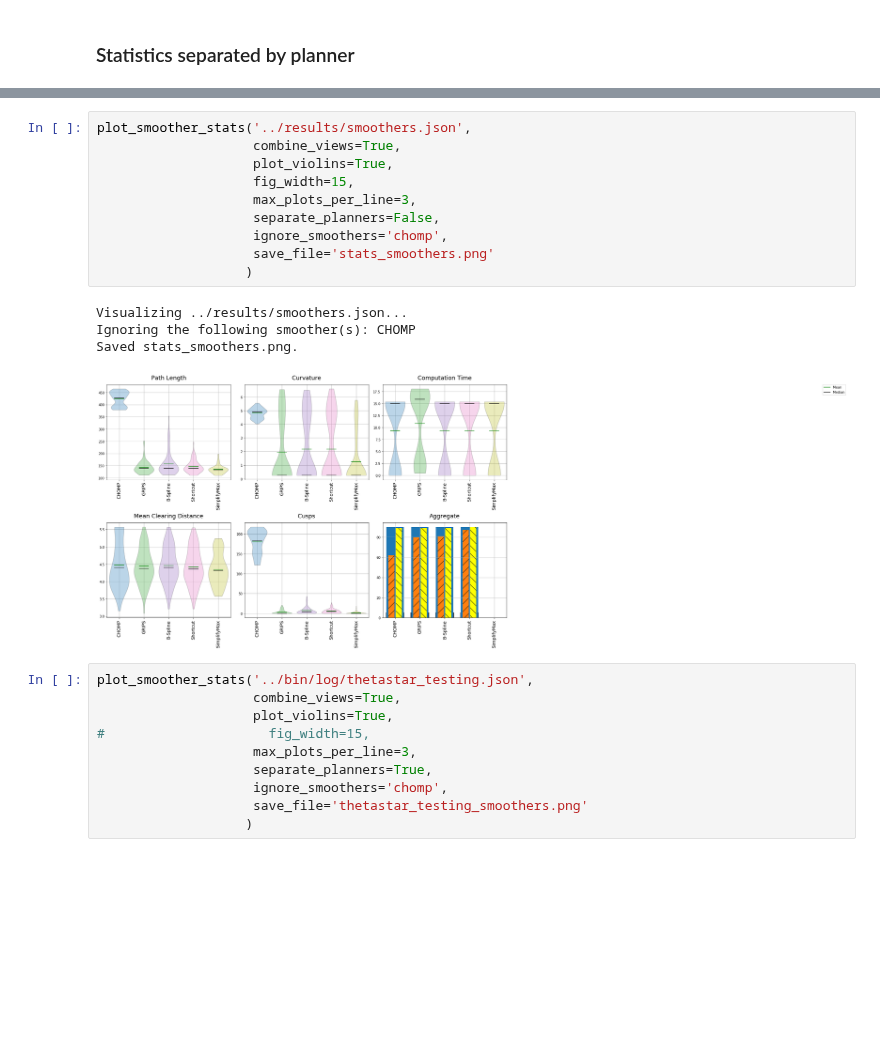
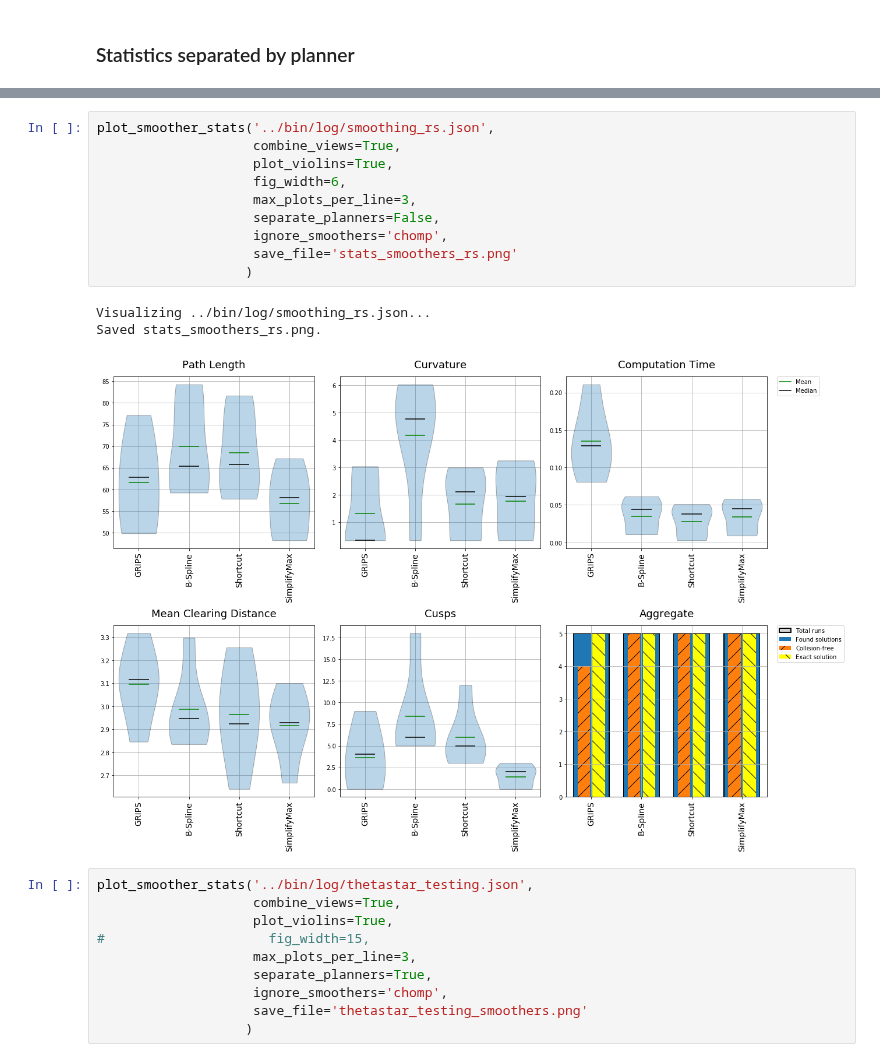
Before and after one commit to robot-motion/bench-mr, a Jupyter notebook: plotting/Smoothing.ipynb, the cells around one changed output, grey strips where cells are left out. Drawn from its saved outputs; the diff is of its cells as text; blank space fills up the shorter version.

```diff
--- a/plotting/Smoothing.ipynb
+++ b/plotting/Smoothing.ipynb
@@ -75,18 +62,17 @@ Saved corridor_radius_6_hc_rs_aggregate.png.
 # %%
-plot_smoother_stats('../results/smoothers.json',
+plot_smoother_stats('../bin/log/smoothing_rs.json',
                     combine_views=True,
                     plot_violins=True,
-                    fig_width=15,
+                    fig_width=6,
                     max_plots_per_line=3,
                     separate_planners=False,
                     ignore_smoothers='chomp',
-                    save_file='stats_smoothers.png'
+                    save_file='stats_smoothers_rs.png'
                    )
 # %% [output]
-Visualizing ../results/smoothers.json...
-Ignoring the following smoother(s): CHOMP
-Saved stats_smoothers.png.
+Visualizing ../bin/log/smoothing_rs.json...
+Saved stats_smoothers_rs.png.
-[figure, old version]
+[figure, new version]
 # %%
 plot_smoother_stats('../bin/log/thetastar_testing.json',
                     combine_views=True,
```
Also changed, not shown: parts of 3 cells of this notebook, 13 other files.
